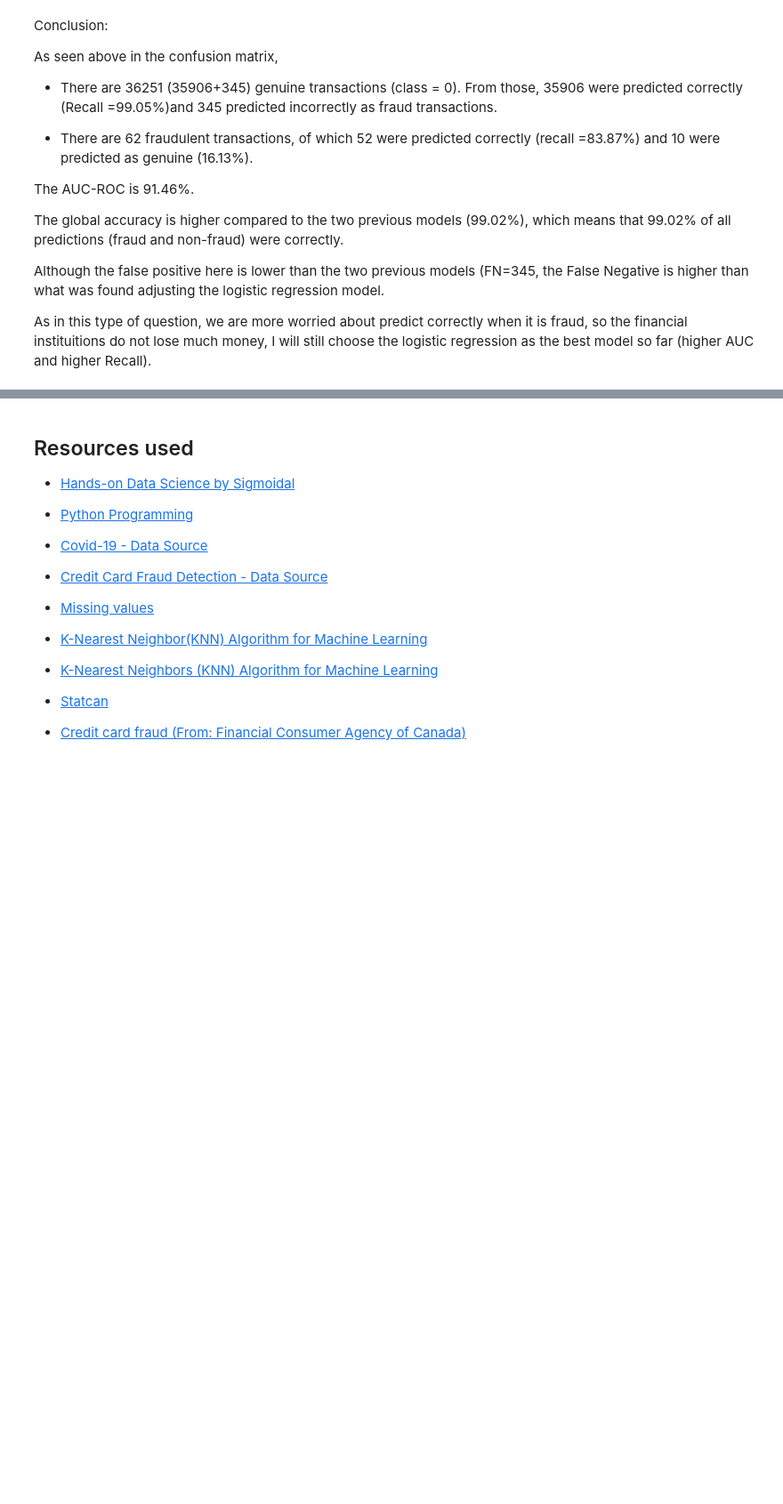
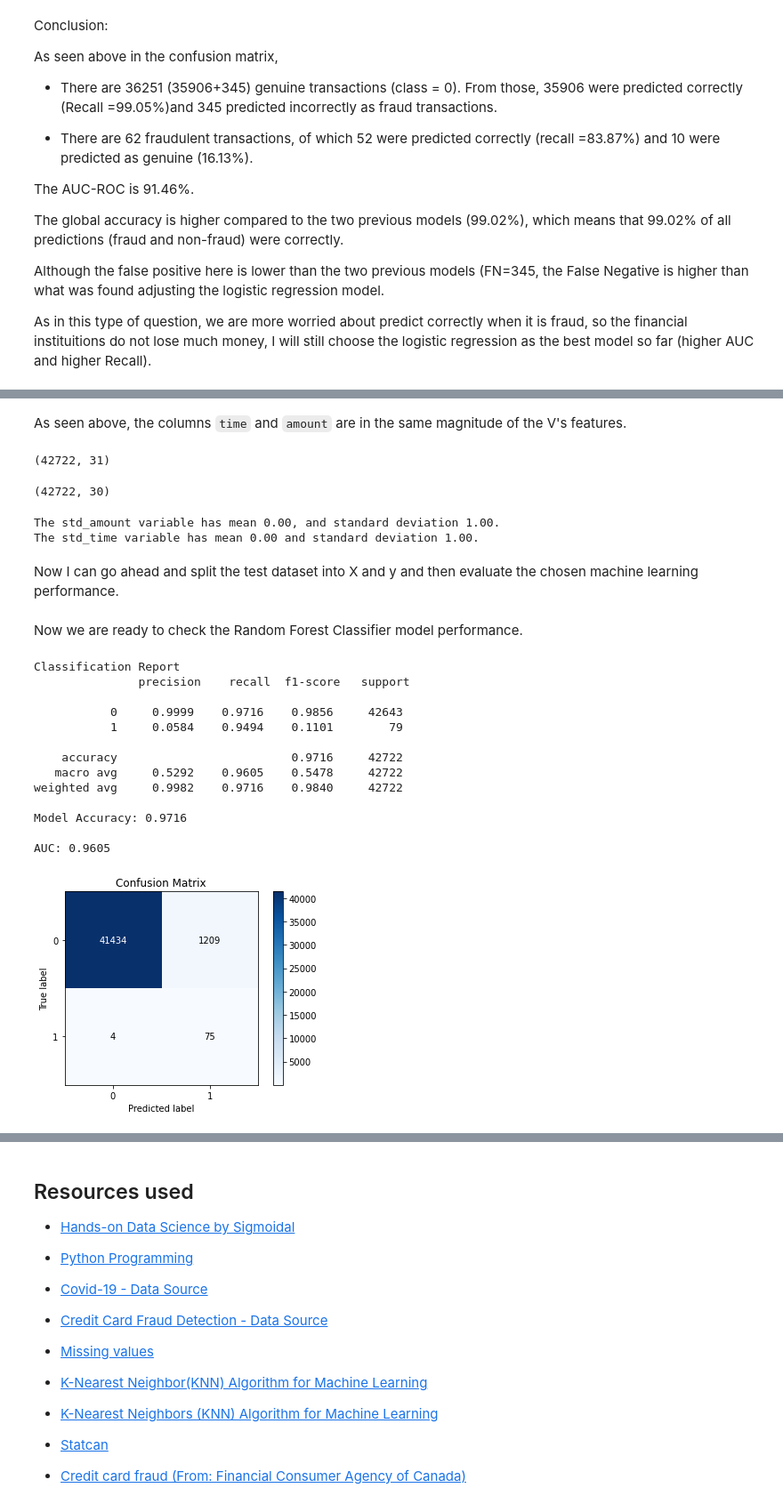
Before and after one commit to Mdrsilva/Credit_Card_Fraud_Detection_Data_Analysis, a Jupyter notebook: Credit_Card_Fraud_Detection.ipynb, the cells around one changed output, grey strips where cells are left out. Shown at 89% size. Cells and saved outputs as stored; diff of their text form; code cells hidden in the pictures; blank space fills up the shorter version.

```diff
--- a/Credit_Card_Fraud_Detection.ipynb
+++ b/Credit_Card_Fraud_Detection.ipynb
@@ -2104,0 +1154,14 @@ Questions, suggestions for improvement, and corrections are welcome, and thank y
+# %%
+# Making a copy of the test_df dataframe
+test_clean = test_df.copy()
+
+# Standardize Time and Amount
+std_scaler = StandardScaler()
+test_clean['std_amount'] = std_scaler.fit_transform(test_clean['Amount'].values.reshape(-1, 1))
+test_clean['std_time'] = std_scaler.fit_transform(test_clean['Time'].values.reshape(-1, 1))
+
+# Dropping the original columns Time and Amount from the test_df dataframe
+test_clean.drop(['Time', 'Amount'], axis=1, inplace=True)
+
+# Checking first entries
+test_clean.head()
@@ -2104,0 +1175,57 @@ Questions, suggestions for improvement, and corrections are welcome, and thank y
+# %% [markdown]
+As seen above, the columns `time` and `amount` are in the same magnitude of the V's features.
+# %%
+# Checking the test shape
+test_clean.shape
+# %% [output]
+(42722, 31)
+# %%
+X_test.shape
+# %% [output]
+(42722, 30)
+# %%
+# Checking mean and standard deviation for the transformed features
+print('The std_amount variable has mean {:.2f}, and standard deviation {:.2f}.'.format(df_clean['std_amount'].mean(), df_clean['std_amount'].std()))
+print('The std_time variable has mean {:.2f} and standard deviation {:.2f}.'.format(df_clean['std_time'].mean(), df_clean['std_time'].std()))
+# %% [output]
+The std_amount variable has mean 0.00, and standard deviation 1.00.
+The std_time variable has mean 0.00 and standard deviation 1.00.
+# %% [markdown]
+Now I can go ahead and split the test dataset into X and y and then evaluate the chosen machine learning performance.
+# %%
+# Splitting test set into X(features) and y(target)
+X_test = test_clean.drop('Class', axis=1)
+y_test = test_clean['Class']
+# %% [markdown]
+Now we are ready to check the Random Forest Classifier model performance.
+# %%
+# Forecasting using the test dataset
+predicted_y =  model_rfc.predict(X_test)
+
+# Plotting confusion matrix
+skplt.metrics.plot_confusion_matrix(y_test, predicted_y)
+
+# Plotting classification report
+print('Classification Report\n', classification_report(y_test, predicted_y, digits=4))
+
+# Showing Model Accuracy
+print('Model Accuracy: {:.4f}\n'.format(accuracy_score(y_test, predicted_y)))
+
+# Printing area under the curve
+print('AUC: {:.4f}\n'.format(roc_auc_score(y_test, predicted_y)))
+plt.show()
+# %% [output]
+Classification Report
+               precision    recall  f1-score   support
+
+           0     0.9999    0.9716    0.9856     42643
+           1     0.0584    0.9494    0.1101        79
+
+    accuracy                         0.9716     42722
+   macro avg     0.5292    0.9605    0.5478     42722
+weighted avg     0.9982    0.9716    0.9840     42722
+
+Model Accuracy: 0.9716
+
+AUC: 0.9605
+[figure, added]
```
Also changed, not shown: parts of 97 cells of this notebook.
